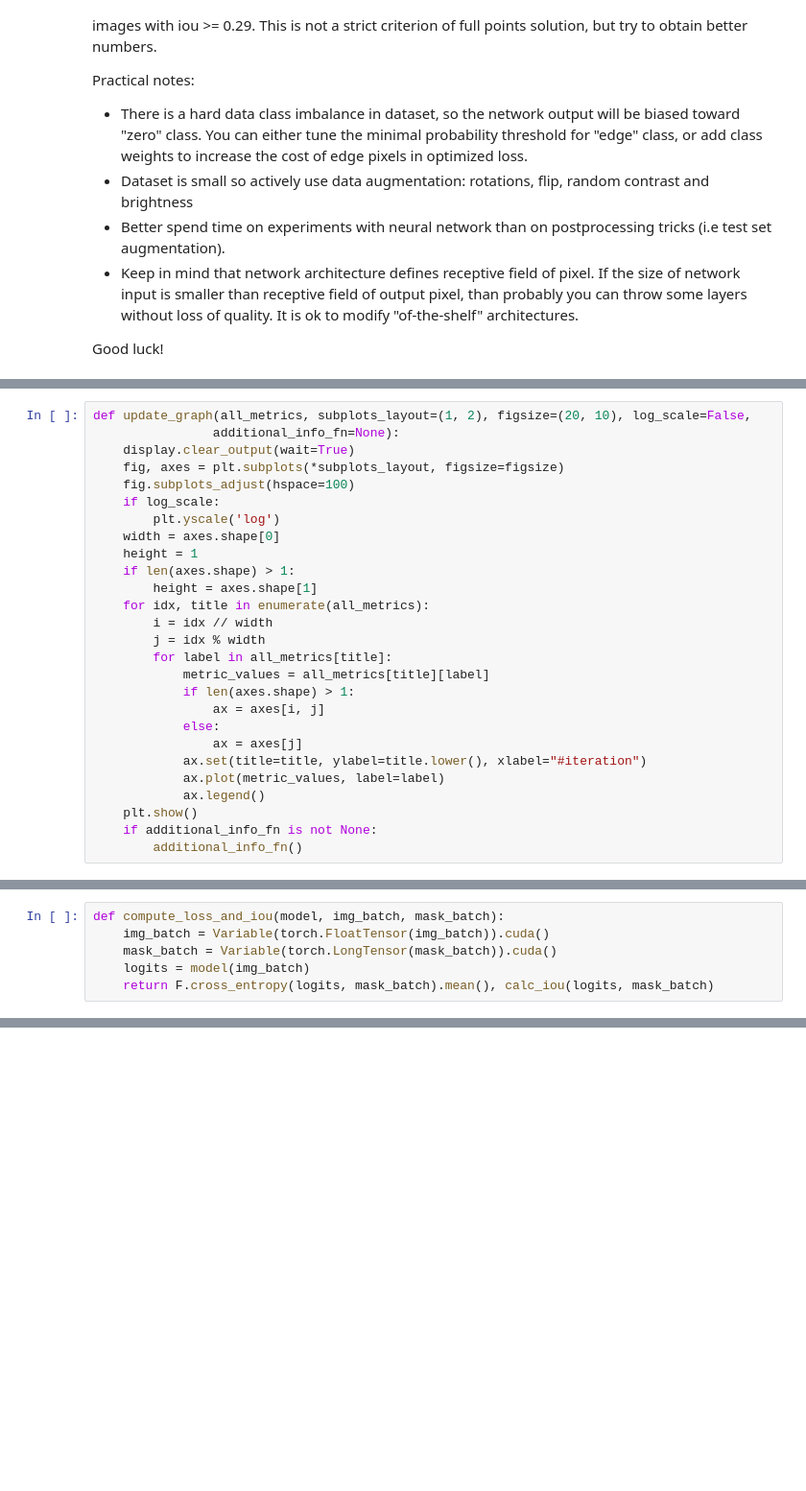
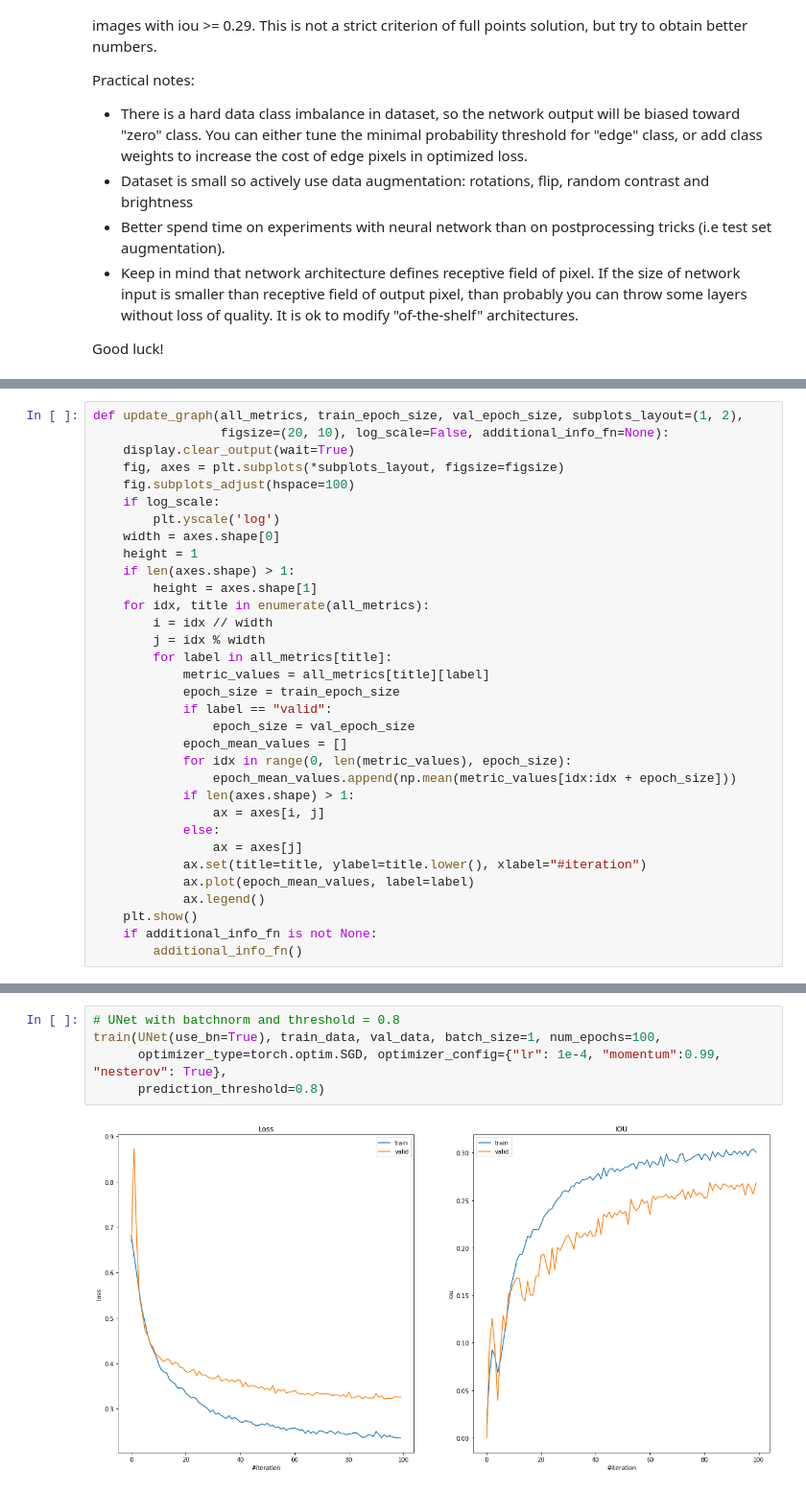
Before and after one commit to penguin138/Practical_DL, a Jupyter notebook: homework03/homework03_part1.ipynb, the cells around one changed output, grey strips where cells are left out. Shown at 96% size. Drawn from its saved outputs; the diff is of its cells as text; blank space fills up the shorter version.

```diff
--- a/homework03/homework03_part1.ipynb
+++ b/homework03/homework03_part1.ipynb
@@ -136,6 +263,6 @@ for idx in range(len(train_data)):
 # %%
-def update_graph(all_metrics, subplots_layout=(1, 2), figsize=(20, 10), log_scale=False,
-                additional_info_fn=None):
+def update_graph(all_metrics, train_epoch_size, val_epoch_size, subplots_layout=(1, 2),
+                 figsize=(20, 10), log_scale=False, additional_info_fn=None):
     display.clear_output(wait=True)
     fig, axes = plt.subplots(*subplots_layout, figsize=figsize)
     fig.subplots_adjust(hspace=100)
@@ -150,12 +277,18 @@ def update_graph(all_metrics, subplots_layout=(1, 2), figsize=(20, 10), log_scal
         j = idx % width
         for label in all_metrics[title]:
             metric_values = all_metrics[title][label]
+            epoch_size = train_epoch_size
+            if label == "valid":
+                epoch_size = val_epoch_size
+            epoch_mean_values = []
+            for idx in range(0, len(metric_values), epoch_size):
+                epoch_mean_values.append(np.mean(metric_values[idx:idx + epoch_size]))
             if len(axes.shape) > 1:
                 ax = axes[i, j]
             else:
                 ax = axes[j]
             ax.set(title=title, ylabel=title.lower(), xlabel="#iteration")
-            ax.plot(metric_values, label=label)
+            ax.plot(epoch_mean_values, label=label)
             ax.legend()
     plt.show()
     if additional_info_fn is not None:
@@ -175,6 +343,0 @@ def print_epoch_results(epoch, num_epochs, epoch_time, batch_size, all_metrics):
-# %%
-def compute_loss_and_iou(model, img_batch, mask_batch):
-    img_batch = Variable(torch.FloatTensor(img_batch)).cuda()
-    mask_batch = Variable(torch.LongTensor(mask_batch)).cuda()
-    logits = model(img_batch)
-    return F.cross_entropy(logits, mask_batch).mean(), calc_iou(logits, mask_batch)
@@ -310,0 +606,7 @@ torchvision.__version__
+# %%
+# UNet with batchnorm and threshold = 0.8
+train(UNet(use_bn=True), train_data, val_data, batch_size=1, num_epochs=100,
+      optimizer_type=torch.optim.SGD, optimizer_config={"lr": 1e-4, "momentum":0.99, "nesterov": True},
+      prediction_threshold=0.8)
+# %% [output]
+[figure, added]
```
Also changed, not shown: parts of 28 cells of this notebook.
